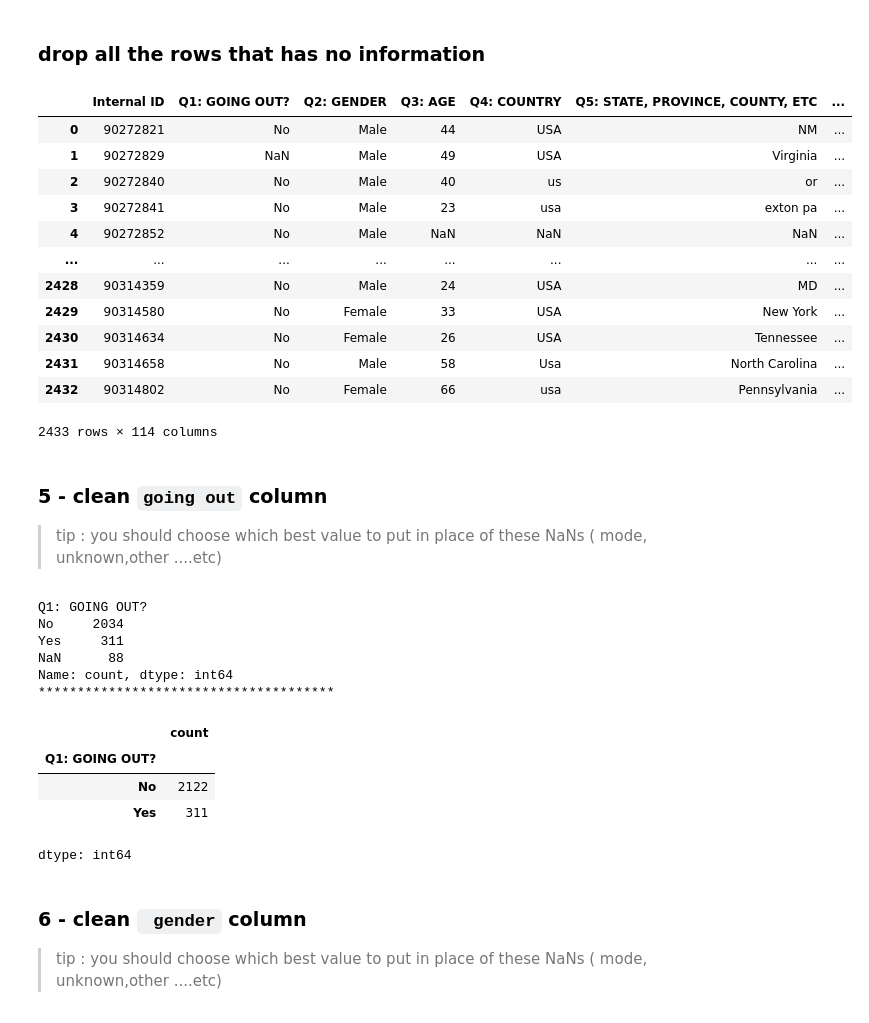
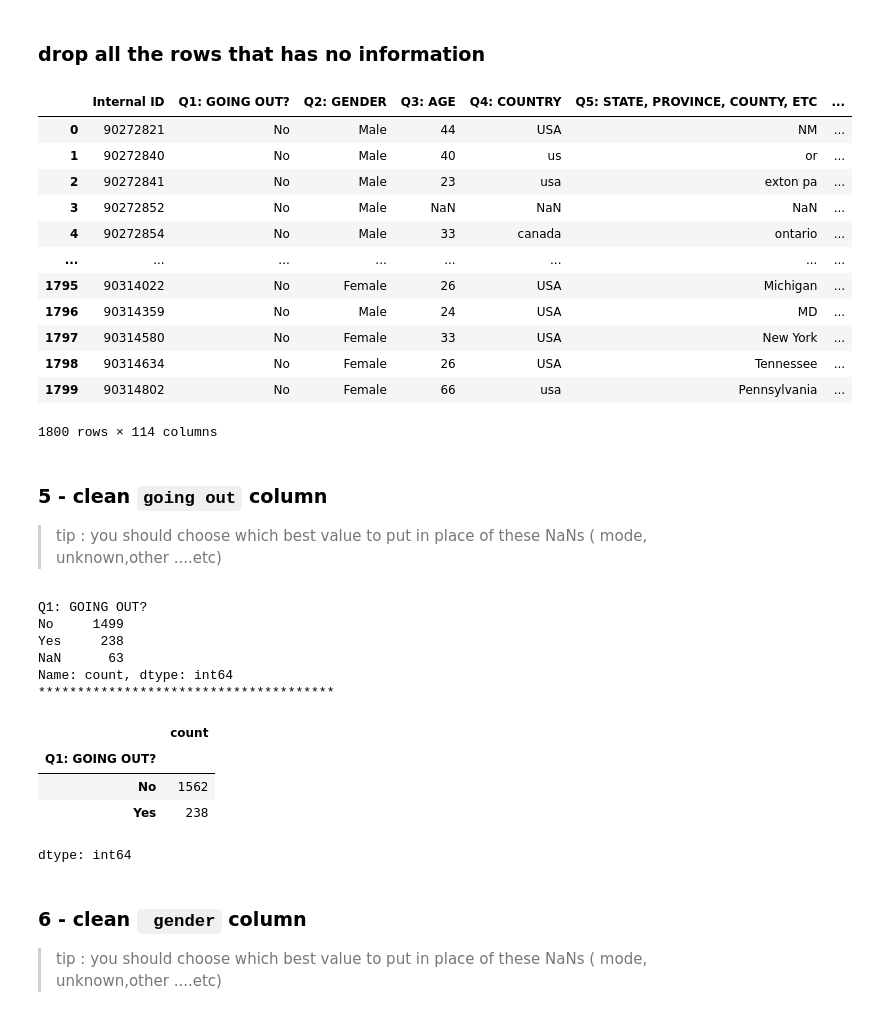
Before and after one commit to hussainkzaid/Candy_Template_project, a Jupyter notebook: Candy_Template.ipynb, the cells around one changed output. Cells and saved outputs as stored; diff of their text form; code cells hidden in the pictures.

```diff
--- a/Candy_Template.ipynb
+++ b/Candy_Template.ipynb
@@ -134,22 +134,22 @@ data
 # %% [markdown]
 ### drop all the rows that has no information
 # %%
-data = data[data.isnull().sum(axis=1) <= 110].reset_index(drop=True)
+data = data[data.isnull().sum(axis=1) <= 100].reset_index(drop=True)
 data
 # %% [output]
 |  | Internal ID | Q1: GOING OUT? | Q2: GENDER | Q3: AGE | Q4: COUNTRY | Q5: STATE, PROVINCE, COUNTY, ETC | ... |
 | 0 | 90272821 | No | Male | 44 | USA | NM | ... |
-| 1 | 90272829 | NaN | Male | 49 | USA | Virginia | ... |
-| 2 | 90272840 | No | Male | 40 | us | or | ... |
-| 3 | 90272841 | No | Male | 23 | usa | exton pa | ... |
-| 4 | 90272852 | No | Male | NaN | NaN | NaN | ... |
+| 1 | 90272840 | No | Male | 40 | us | or | ... |
+| 2 | 90272841 | No | Male | 23 | usa | exton pa | ... |
+| 3 | 90272852 | No | Male | NaN | NaN | NaN | ... |
+| 4 | 90272854 | No | Male | 33 | canada | ontario | ... |
 | ... | ... | ... | ... | ... | ... | ... | ... |
-| 2428 | 90314359 | No | Male | 24 | USA | MD | ... |
-| 2429 | 90314580 | No | Female | 33 | USA | New York | ... |
-| 2430 | 90314634 | No | Female | 26 | USA | Tennessee | ... |
-| 2431 | 90314658 | No | Male | 58 | Usa | North Carolina | ... |
-| 2432 | 90314802 | No | Female | 66 | usa | Pennsylvania | ... |
+| 1795 | 90314022 | No | Female | 26 | USA | Michigan | ... |
+| 1796 | 90314359 | No | Male | 24 | USA | MD | ... |
+| 1797 | 90314580 | No | Female | 33 | USA | New York | ... |
+| 1798 | 90314634 | No | Female | 26 | USA | Tennessee | ... |
+| 1799 | 90314802 | No | Female | 66 | usa | Pennsylvania | ... |
-2433 rows × 114 columns
+1800 rows × 114 columns
 # %% [markdown]
 ### 5 - clean `going out` column
 > tip : you should choose which best value to put in place of these NaNs ( mode, unknown,other ....etc)
@@ -165,15 +165,15 @@ print("**************************************")
 data['Q1: GOING OUT?'].value_counts(dropna=False)
 # %% [output]
 Q1: GOING OUT?
-No     2034
-Yes     311
-NaN      88
+No     1499
+Yes     238
+NaN      63
 Name: count, dtype: int64
 **************************************
 |  | count |
 | Q1: GOING OUT? |  |
-| No | 2122 |
-| Yes | 311 |
+| No | 1562 |
+| Yes | 238 |
 dtype: int64
 # %% [markdown]
 ### 6 - clean ` gender` column
```
Also changed, not shown: parts of 14 cells of this notebook.
